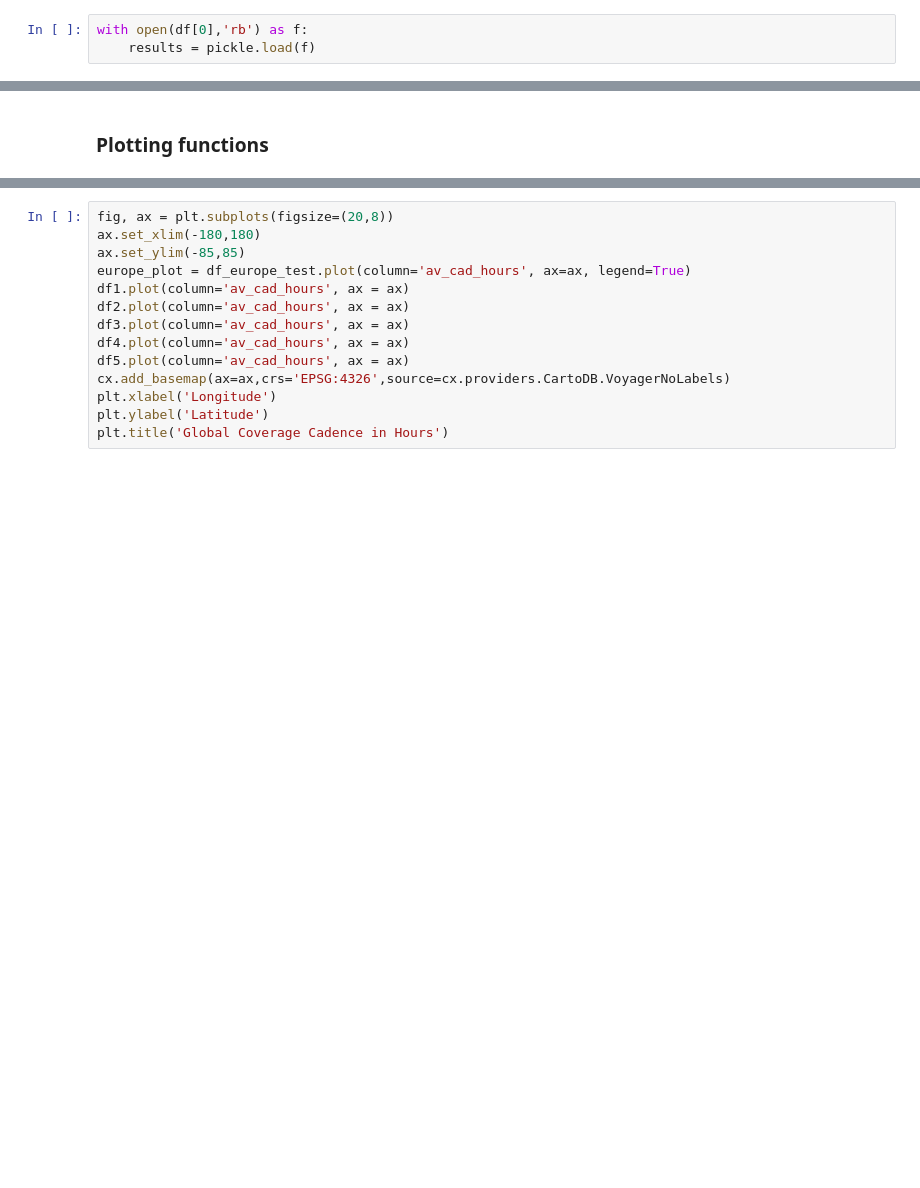
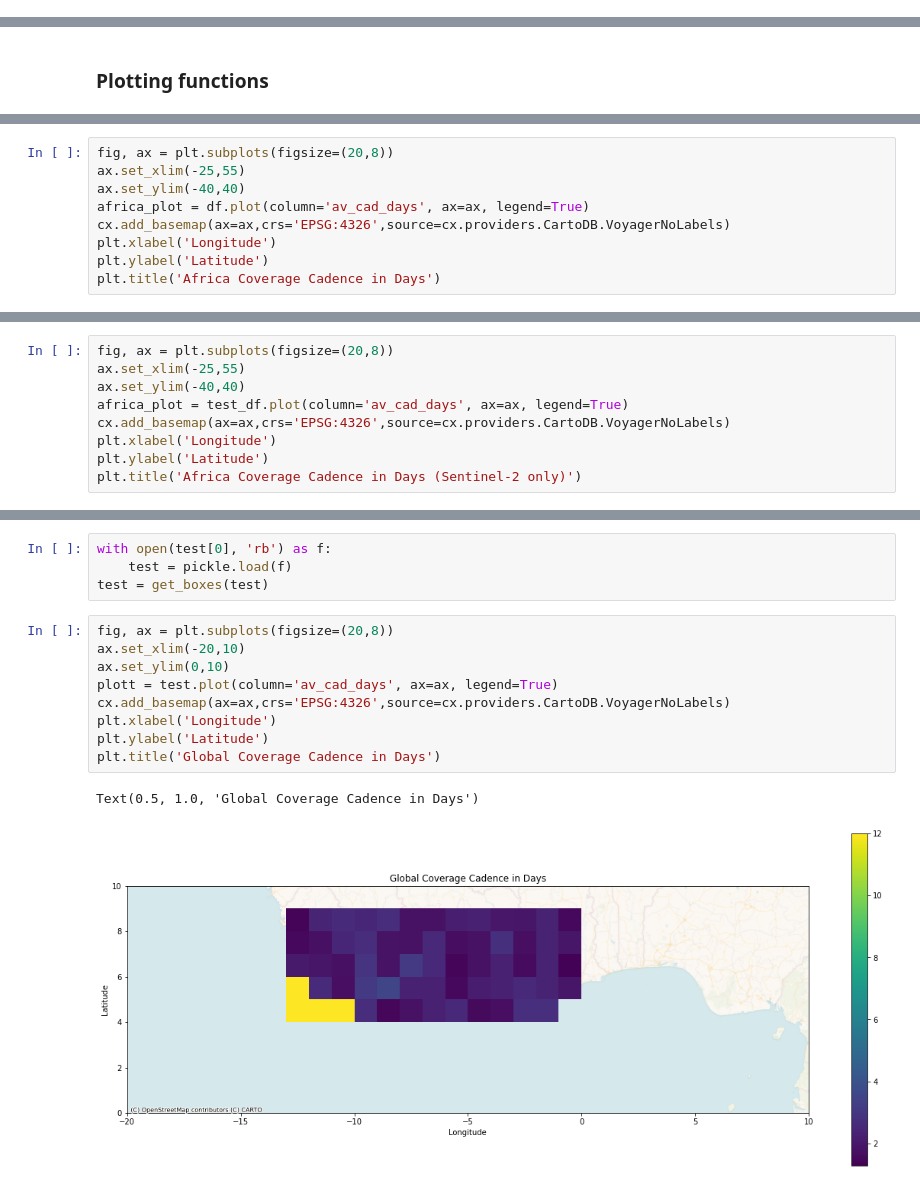
Before and after one commit to OPERA-Cal-Val/OPERA_coverage, a Jupyter notebook: notebooks/2_Filter_Plot.ipynb, the cells around one changed output, grey strips where cells are left out. Saved outputs shown, nothing was run; the diff lists cells and outputs as text; blank space fills up the shorter version.

Commit message:
finish africa plot, no colorbar label

```diff
--- a/notebooks/2_Filter_Plot.ipynb
+++ b/notebooks/2_Filter_Plot.ipynb
@@ -80,3 +82,0 @@ with open(dfs[3], 'rb') as f:
-# %%
-with open(df[0],'rb') as f:
-    results = pickle.load(f)
@@ -182,0 +101,9 @@ continents['Oceania']
+# %%
+fig, ax = plt.subplots(figsize=(20,8))
+ax.set_xlim(-25,55)
+ax.set_ylim(-40,40)
+africa_plot = df.plot(column='av_cad_days', ax=ax, legend=True)
+cx.add_basemap(ax=ax,crs='EPSG:4326',source=cx.providers.CartoDB.VoyagerNoLabels)
+plt.xlabel('Longitude')
+plt.ylabel('Latitude')
+plt.title('Africa Coverage Cadence in Days')
@@ -182,0 +122,9 @@ continents['Oceania']
+# %%
+fig, ax = plt.subplots(figsize=(20,8))
+ax.set_xlim(-25,55)
+ax.set_ylim(-40,40)
+africa_plot = test_df.plot(column='av_cad_days', ax=ax, legend=True)
+cx.add_basemap(ax=ax,crs='EPSG:4326',source=cx.providers.CartoDB.VoyagerNoLabels)
+plt.xlabel('Longitude')
+plt.ylabel('Latitude')
+plt.title('Africa Coverage Cadence in Days (Sentinel-2 only)')
@@ -183,14 +143,16 @@ continents['Oceania']
+# %%
+with open(test[0], 'rb') as f:
+    test = pickle.load(f)
+test = get_boxes(test)
 # %%
 fig, ax = plt.subplots(figsize=(20,8))
-ax.set_xlim(-180,180)
-ax.set_ylim(-85,85)
-europe_plot = df_europe_test.plot(column='av_cad_hours', ax=ax, legend=True)
-df1.plot(column='av_cad_hours', ax = ax)
-df2.plot(column='av_cad_hours', ax = ax)
-df3.plot(column='av_cad_hours', ax = ax)
-df4.plot(column='av_cad_hours', ax = ax)
-df5.plot(column='av_cad_hours', ax = ax)
+ax.set_xlim(-20,10)
+ax.set_ylim(0,10)
+plott = test.plot(column='av_cad_days', ax=ax, legend=True)
 cx.add_basemap(ax=ax,crs='EPSG:4326',source=cx.providers.CartoDB.VoyagerNoLabels)
 plt.xlabel('Longitude')
 plt.ylabel('Latitude')
-plt.title('Global Coverage Cadence in Hours')
+plt.title('Global Coverage Cadence in Days')
+# %% [output]
+Text(0.5, 1.0, 'Global Coverage Cadence in Days')
+[figure, added]
```
Also changed, not shown: parts of 34 cells of this notebook, 1 other file.
